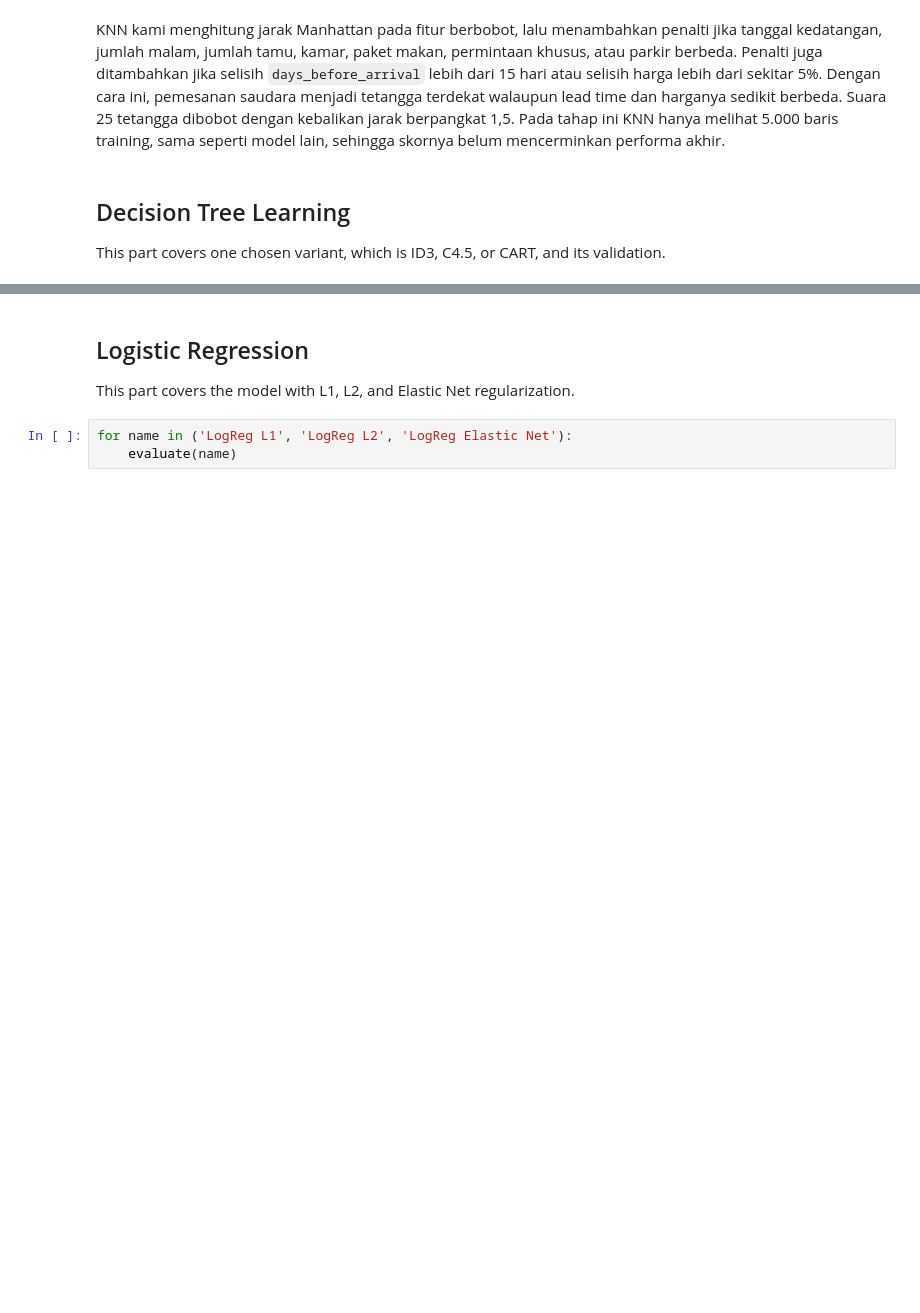
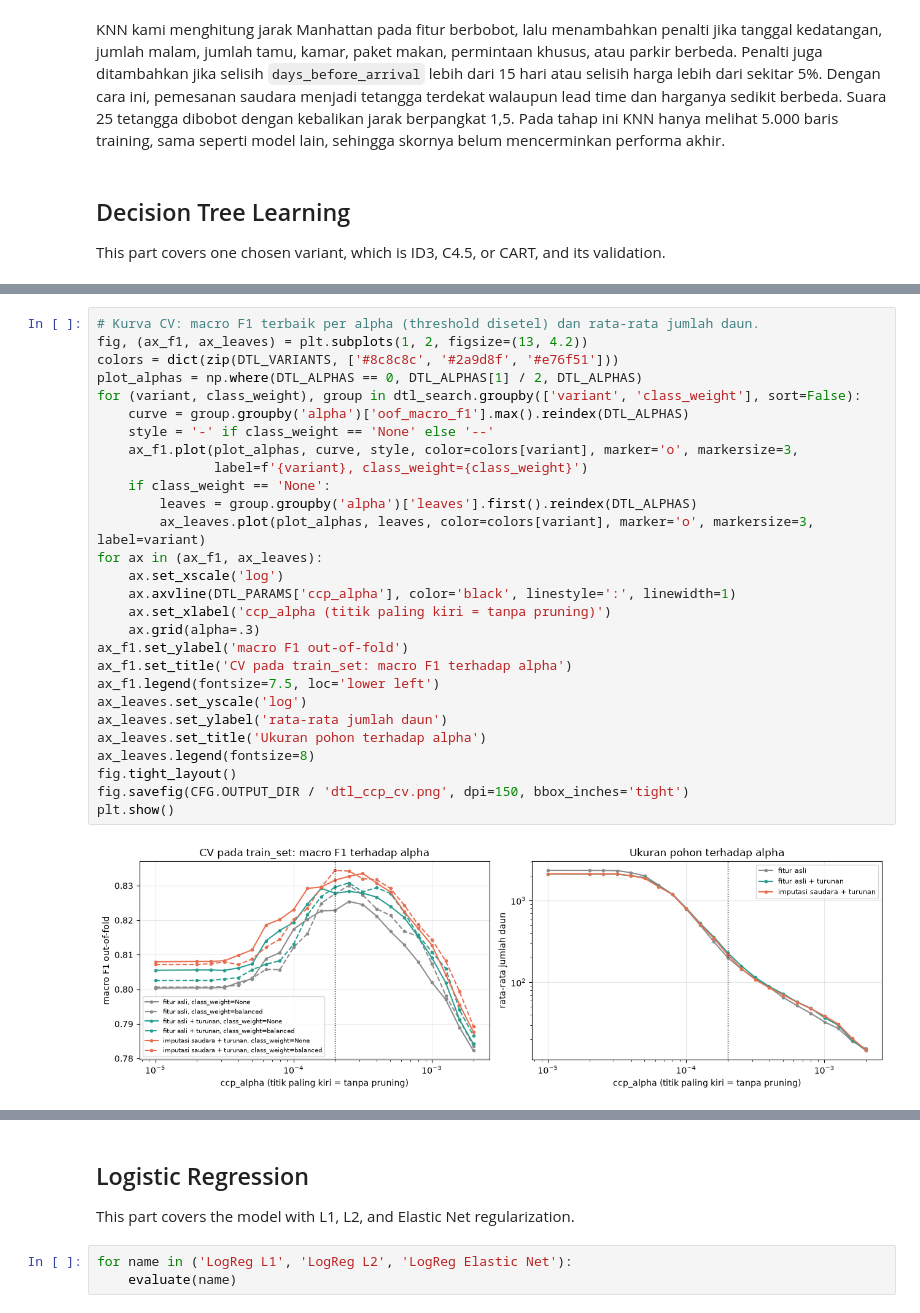
Before and after one commit to Alvacodee/IF3170_G13_brownbear, a Jupyter notebook: src/IF3170_G13_brownbear.ipynb, the cells around one changed output, grey strips where cells are left out. Drawn from its saved outputs; the diff is of its cells as text; blank space fills up the shorter version.

Commit message:
feat(dtl): optimize CART with cost-complexity pruning and add top-N tree plot
Validation macro F1 improves from 0.7684 to 0.8386; configuration selected by 5-fold CV on train_set.

```diff
--- a/src/IF3170_G13_brownbear.ipynb
+++ b/src/IF3170_G13_brownbear.ipynb
@@ -771,0 +892,30 @@ Pohon CART memilih percabangan yang menurunkan ketidakmurnian Gini. Fitur katego
+# %%
+# Kurva CV: macro F1 terbaik per alpha (threshold disetel) dan rata-rata jumlah daun.
+fig, (ax_f1, ax_leaves) = plt.subplots(1, 2, figsize=(13, 4.2))
+colors = dict(zip(DTL_VARIANTS, ['#8c8c8c', '#2a9d8f', '#e76f51']))
+plot_alphas = np.where(DTL_ALPHAS == 0, DTL_ALPHAS[1] / 2, DTL_ALPHAS)
+for (variant, class_weight), group in dtl_search.groupby(['variant', 'class_weight'], sort=False):
+    curve = group.groupby('alpha')['oof_macro_f1'].max().reindex(DTL_ALPHAS)
+    style = '-' if class_weight == 'None' else '--'
+    ax_f1.plot(plot_alphas, curve, style, color=colors[variant], marker='o', markersize=3,
+               label=f'{variant}, class_weight={class_weight}')
+    if class_weight == 'None':
+        leaves = group.groupby('alpha')['leaves'].first().reindex(DTL_ALPHAS)
+        ax_leaves.plot(plot_alphas, leaves, color=colors[variant], marker='o', markersize=3, label=variant)
+for ax in (ax_f1, ax_leaves):
+    ax.set_xscale('log')
+    ax.axvline(DTL_PARAMS['ccp_alpha'], color='black', linestyle=':', linewidth=1)
+    ax.set_xlabel('ccp_alpha (titik paling kiri = tanpa pruning)')
+    ax.grid(alpha=.3)
+ax_f1.set_ylabel('macro F1 out-of-fold')
+ax_f1.set_title('CV pada train_set: macro F1 terhadap alpha')
+ax_f1.legend(fontsize=7.5, loc='lower left')
+ax_leaves.set_yscale('log')
+ax_leaves.set_ylabel('rata-rata jumlah daun')
+ax_leaves.set_title('Ukuran pohon terhadap alpha')
+ax_leaves.legend(fontsize=8)
+fig.tight_layout()
+fig.savefig(CFG.OUTPUT_DIR / 'dtl_ccp_cv.png', dpi=150, bbox_inches='tight')
+plt.show()
+# %% [output]
+[figure, added]
```
Also changed, not shown: parts of 30 cells of this notebook, 3 other files.
